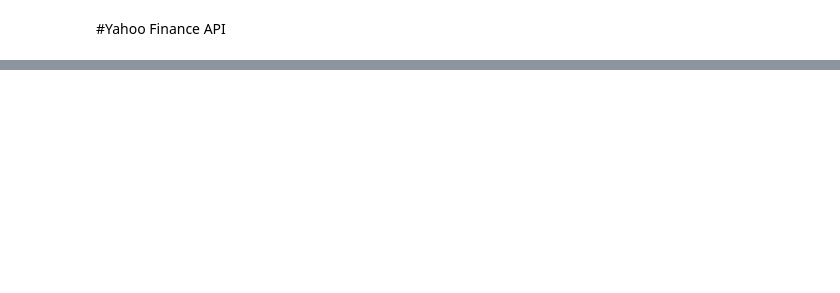
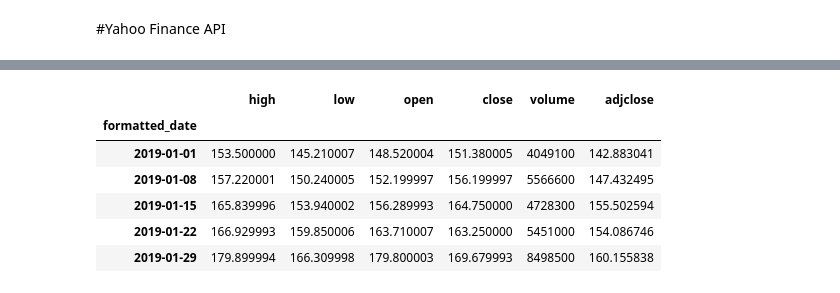
Before and after one commit to TVaibhavi/AIDI_1100_01_FINAL-PROJECT_GROUP-4, a Jupyter notebook: AIDI_1100_01_FINAL_PROJECT_GROUP_4_update2.ipynb, the cells around one changed output, grey strips where cells are left out. Saved outputs shown, nothing was run; the diff lists cells and outputs as text; code cells hidden in the pictures; blank space fills up the shorter version.

```diff
--- a/AIDI_1100_01_FINAL_PROJECT_GROUP_4_update2.ipynb
+++ b/AIDI_1100_01_FINAL_PROJECT_GROUP_4_update2.ipynb
@@ -86,0 +204,16 @@ df_stockSymbols = df_stockSymbols.dropna()
+# %%
+yahoo_financials = YahooFinancials(random_pick)
+data = yahoo_financials.get_historical_price_data(start_date='2019-01-01',
+                                                  end_date='2019-12-31',
+                                                  time_interval='weekly')
+stock_df = pd.DataFrame(data[random_pick[0]]['prices'])
+stock_df = stock_df.drop('date', axis=1).set_index('formatted_date')
+stock_df.head()
+# %% [output]
+|  | high | low | open | close | volume | adjclose |
+| formatted_date |  |  |  |  |  |  |
+| 2019-01-01 | 153.500000 | 145.210007 | 148.520004 | 151.380005 | 4049100 | 142.883041 |
+| 2019-01-08 | 157.220001 | 150.240005 | 152.199997 | 156.199997 | 5566600 | 147.432495 |
+| 2019-01-15 | 165.839996 | 153.940002 | 156.289993 | 164.750000 | 4728300 | 155.502594 |
+| 2019-01-22 | 166.929993 | 159.850006 | 163.710007 | 163.250000 | 5451000 | 154.086746 |
+| 2019-01-29 | 179.899994 | 166.309998 | 179.800003 | 169.679993 | 8498500 | 160.155838 |
```
Also changed, not shown: parts of 14 cells of this notebook.
